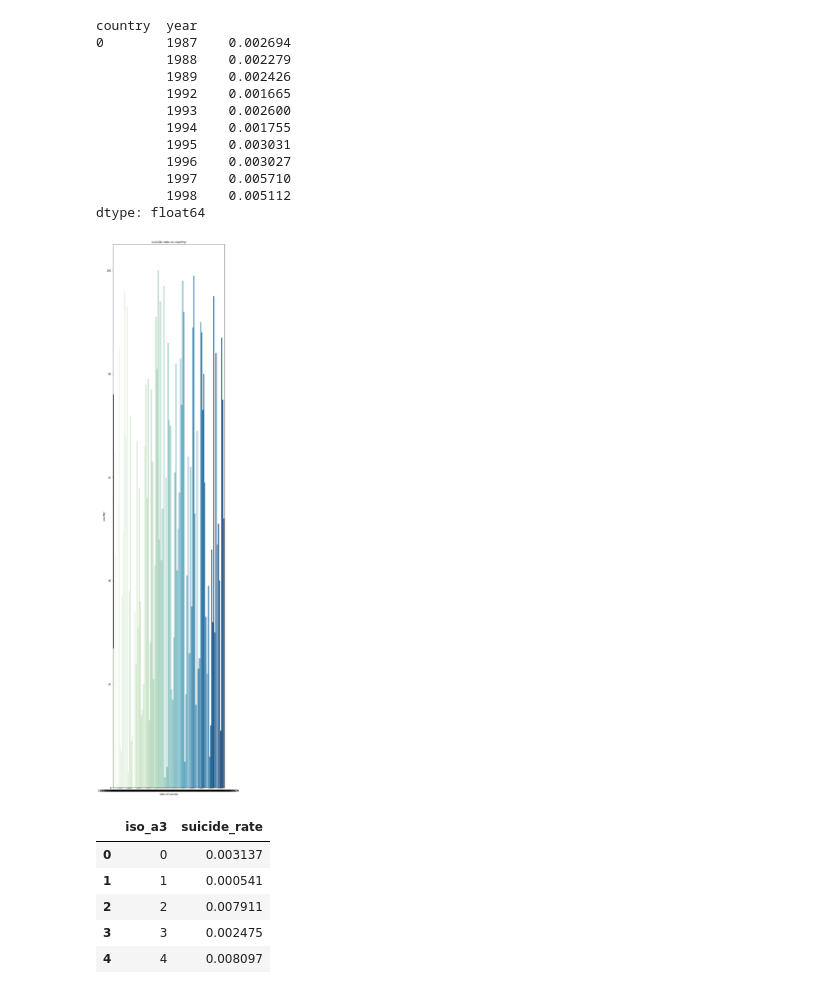
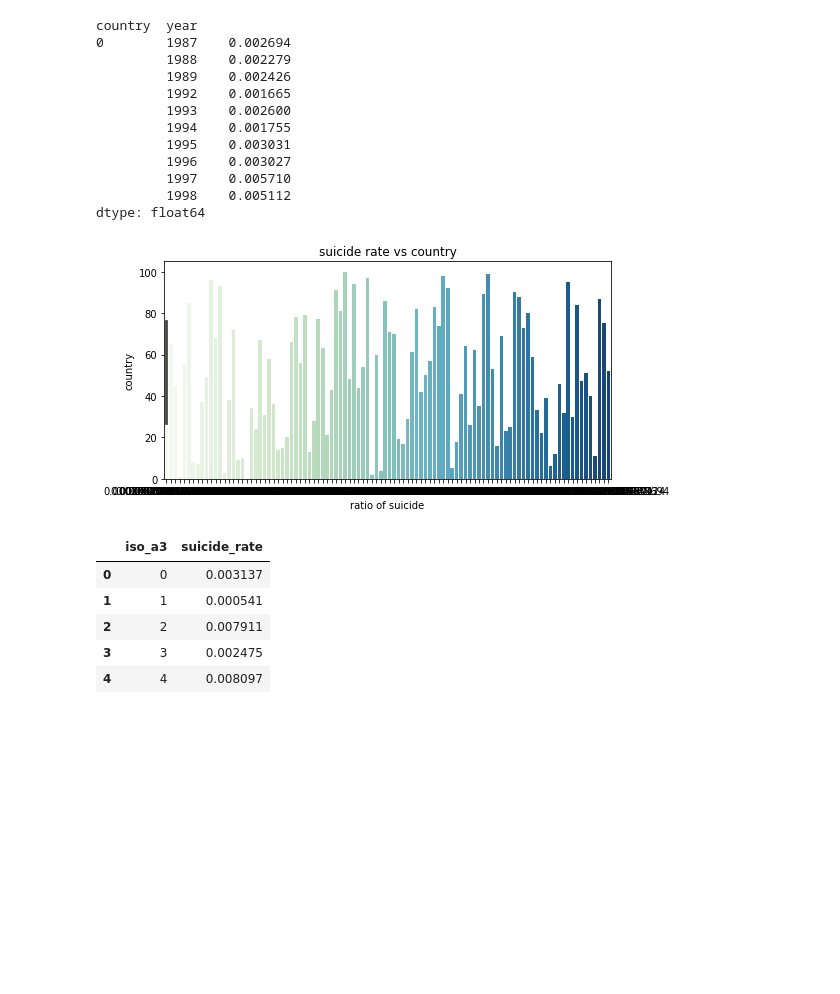
Before and after one commit to Muluken1Walle/Suicide-Rates, a Jupyter notebook: SuicideProject.ipynb, the cells around one changed output. Drawn from its saved outputs; the diff is of its cells as text; code cells hidden in the pictures; blank space fills up the shorter version.

```diff
--- a/SuicideProject.ipynb
+++ b/SuicideProject.ipynb
@@ -168,9 +136,6 @@ object_cols
 # %%
 from sklearn.preprocessing import LabelEncoder
 le = LabelEncoder()
-# %%
-df["gdp_for_year"] = df["gdp_for_year"].str.replace(",","").astype(np.int64)
-df["age"] = df["age"].str.replace("5-14 years","05-14 years")
 # %%
 df['country']= le.fit_transform(df['country'])
 df[ 'sex']= le.fit_transform(df[ 'sex'])
@@ -220,4 +177,0 @@ Index(['country', 'year', 'sex', 'age', 'suicides_no', 'population',
-# %%
-df.rename(columns={"suicides/100k pop":"suicides_pop","HDI for year":"HDI_for_year",
-                  " gdp_for_year ($) ":"gdp_for_year"," gdp_per_capita ($) ":"gdp_per_capita",
-                    "gdp_per_capita ($)":"gdp_per_capita"}, inplace=True)
@@ -330,14 +266,14 @@ country_list = [a[0] for a in tup]
 country_suicide = [a[1] for a in tup]
 # %%
 #plot the top 20 countries.
-plt.figure(figsize=(8,40))
+plt.figure(figsize=(8,4))
 sns.barplot(x=country_suicide[:],y=country_list[:], palette="GnBu")
 plt.xlabel("ratio of suicide")
 plt.ylabel("country")
 plt.title("suicide rate vs country")
 plt.show()
 # %% [output]
-[figure, old version]
+[figure, new version]
 # %%
 new_country_dict = {}
 new_country_dict["iso_a3"] = list(country_dict.keys())
```
Also changed, not shown: parts of 32 cells of this notebook.
